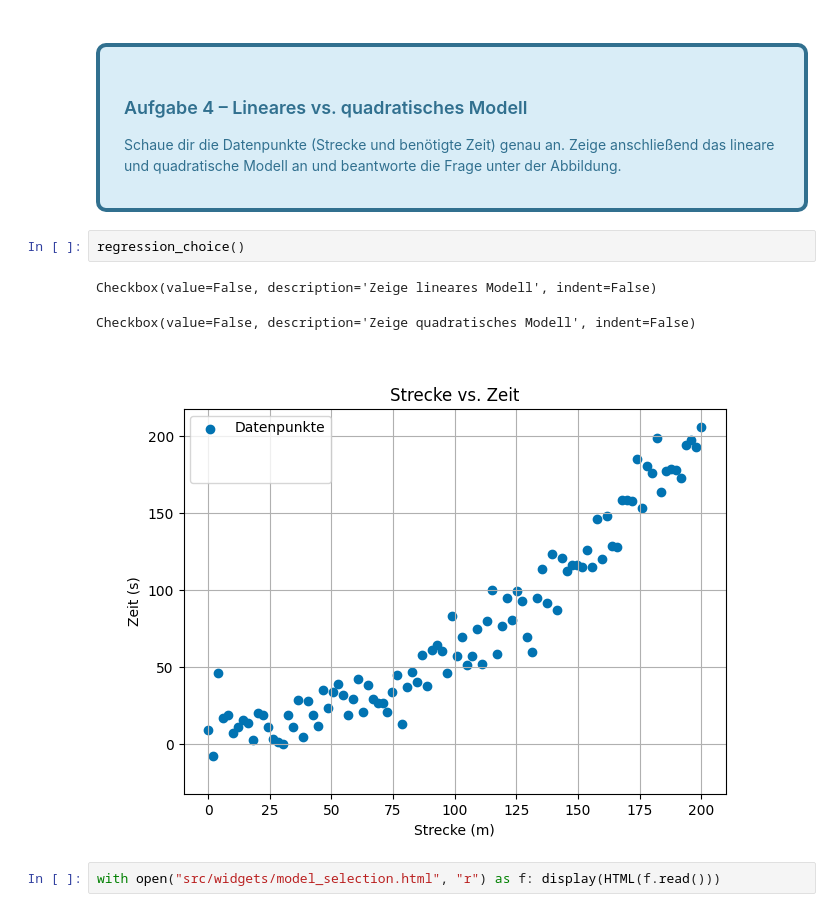
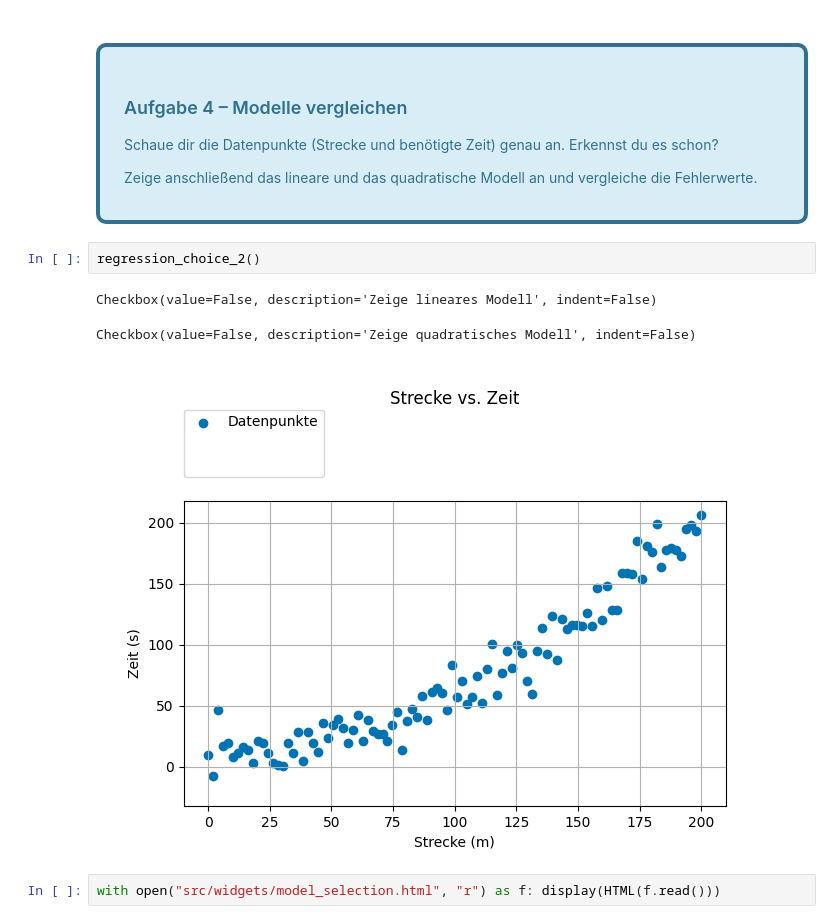
Before and after one commit to Beckerwork/design_story, a Jupyter notebook: story_game_4.ipynb, the cells around one changed output. Drawn from its saved outputs; the diff is of its cells as text.

```diff
--- a/story_game_4.ipynb
+++ b/story_game_4.ipynb
@@ -27,17 +27,20 @@ from IPython.display import display, HTML
   <span style="position: absolute; top: -28px; left: 16px; background-color: #31708f; color: white; border-radius: 50%; width: 56px; height: 56px; display: inline-flex; align-items: center; justify-content: center; font-size: 28px;">
     <i class="fa fa-pencil"></i>
   </span>
-  <h3>Aufgabe 4 – Lineares vs. quadratisches Modell</h3>
+  <h3>Aufgabe 4 – Modelle vergleichen</h3>
   <p>
-Schaue dir die Datenpunkte (Strecke und benötigte Zeit) genau an. Zeige anschließend das lineare und quadratische Modell an und beantworte die Frage unter der Abbildung.
+
+Schaue dir die Datenpunkte (Strecke und benötigte Zeit) genau an. Erkennst du es schon?
+
+Zeige anschließend das lineare und das quadratische Modell an und vergleiche die Fehlerwerte.
   </p>
 </div>
-# %%
-regression_choice()
-# %% [output]
-Checkbox(value=False, description='Zeige lineares Modell', indent=False)
-Checkbox(value=False, description='Zeige quadratisches Modell', indent=False)
-[figure, removed]
+# %%
+regression_choice_2()
+# %% [output]
+Checkbox(value=False, description='Zeige lineares Modell', indent=False)
+Checkbox(value=False, description='Zeige quadratisches Modell', indent=False)
+[figure, added]
 # %%
 with open("src/widgets/model_selection.html", "r") as f: display(HTML(f.read()))
 # %% [output]
```
Also changed, not shown: parts of 3 cells of this notebook, 5 other files.
